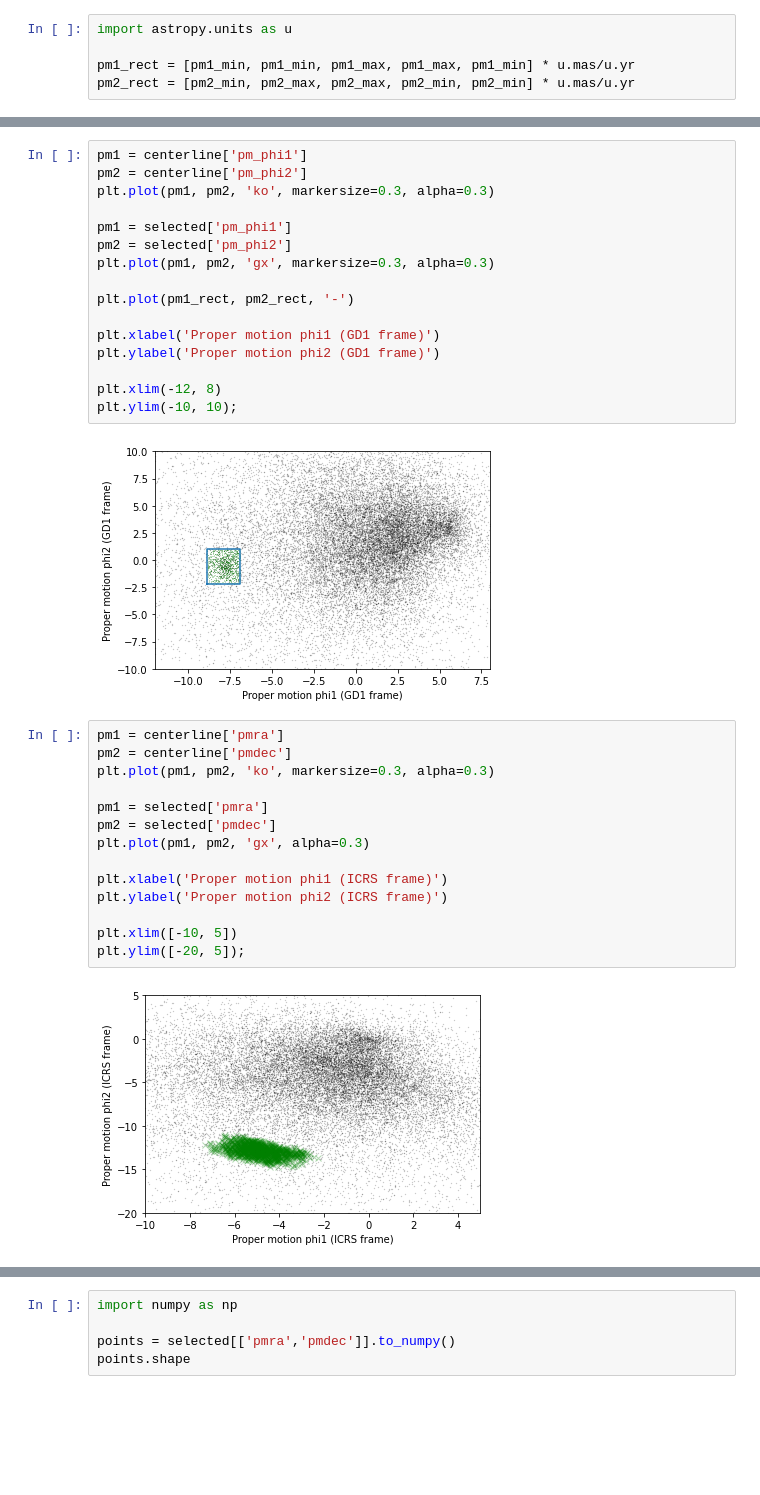
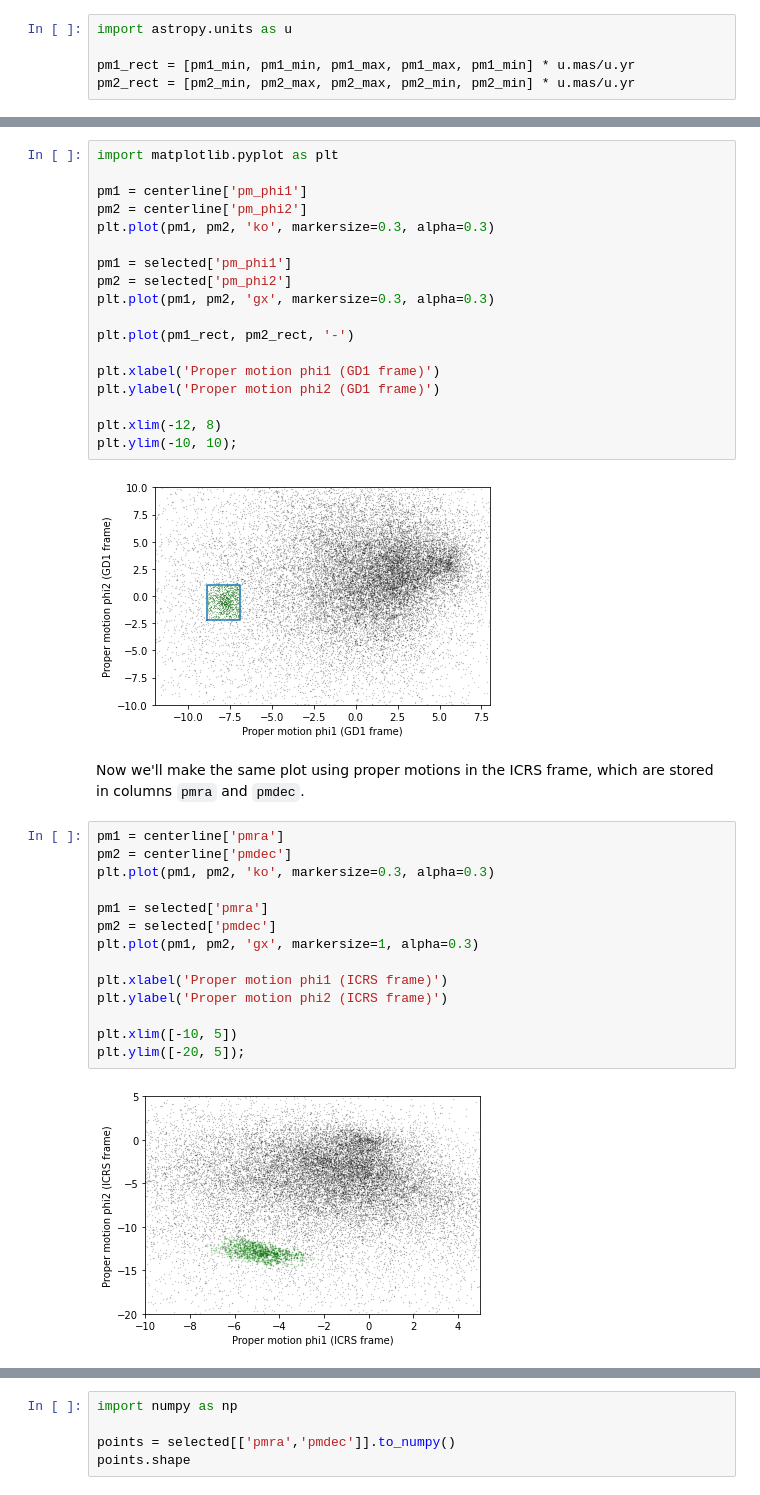
Before and after one commit to AllenDowney/AstronomicalData, a Jupyter notebook: 04_select.ipynb, the cells around one changed output, grey strips where cells are left out. Drawn from its saved outputs; the diff is of its cells as text; blank space fills up the shorter version.

```diff
--- a/04_select.ipynb
+++ b/04_select.ipynb
@@ -86,4 +94,6 @@ pm2_rect = [pm2_min, pm2_max, pm2_max, pm2_min, pm2_min] * u.mas/u.yr
 # %%
+import matplotlib.pyplot as plt
+
 pm1 = centerline['pm_phi1']
 pm2 = centerline['pm_phi2']
 plt.plot(pm1, pm2, 'ko', markersize=0.3, alpha=0.3)
@@ -101,19 +111,21 @@ plt.xlim(-12, 8)
 plt.ylim(-10, 10);
 # %% [output]
 [figure]
+# %% [markdown]
+Now we'll make the same plot using proper motions in the ICRS frame, which are stored in columns `pmra` and `pmdec`.
 # %%
 pm1 = centerline['pmra']
 pm2 = centerline['pmdec']
 plt.plot(pm1, pm2, 'ko', markersize=0.3, alpha=0.3)
 
 pm1 = selected['pmra']
 pm2 = selected['pmdec']
-plt.plot(pm1, pm2, 'gx', alpha=0.3)
+plt.plot(pm1, pm2, 'gx', markersize=1, alpha=0.3)
 
 plt.xlabel('Proper motion phi1 (ICRS frame)')
 plt.ylabel('Proper motion phi2 (ICRS frame)')
 
 plt.xlim([-10, 5])
 plt.ylim([-20, 5]);
 # %% [output]
-[figure, old version]
+[figure, new version]
```
Also changed, not shown: parts of 38 cells of this notebook, 2 other files.
